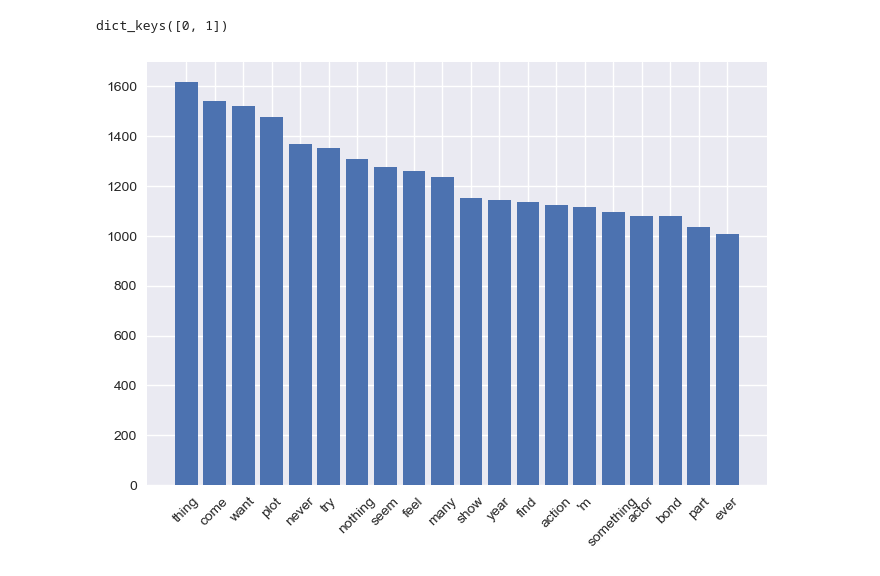
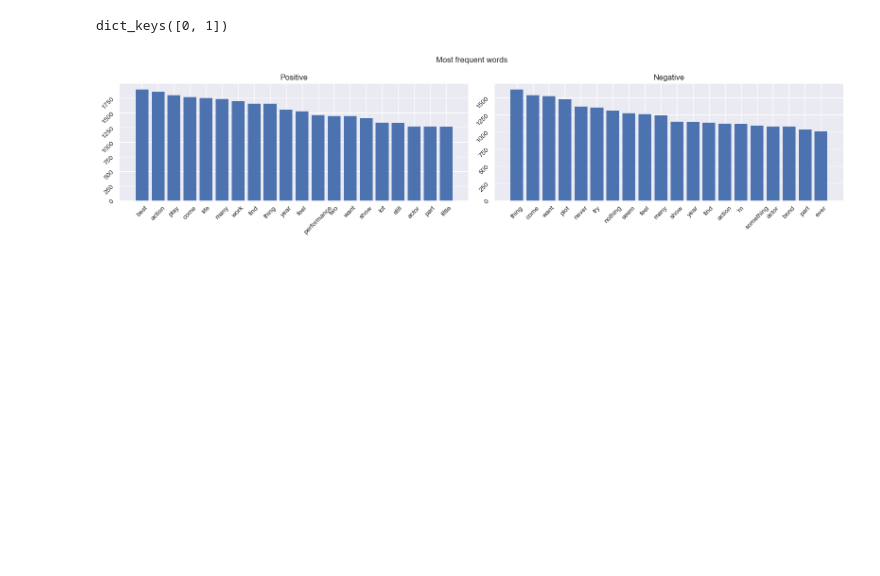
Before and after one commit to ilyamil/movie_reviews_classification, a Jupyter notebook: notebooks/eda.ipynb, the cells around one changed output. Drawn from its saved outputs; the diff is of its cells as text; code cells hidden in the pictures; blank space fills up the shorter version.

Commit message:
added bar plot of most frequent words

```diff
--- a/notebooks/eda.ipynb
+++ b/notebooks/eda.ipynb
@@ -293,13 +286,20 @@ for g, fd in sentiment_fd.items():
 print(relevant_sentiment_fd.keys())
 # %% [output]
 dict_keys([0, 1])
-# %%
-l = relevant_sentiment_fd[0]
-x, y = zip(*l)
-
-#fig, ax = plt.subplots()
-plt.bar(x, y)
-plt.xticks(rotation=45)
-plt.show()
-# %% [output]
-[figure, removed]
+# %%
+pos_fd = relevant_sentiment_fd[1]
+neg_fd = relevant_sentiment_fd[0]
+pos_x, pos_y = zip(*pos_fd)
+neg_x, neg_y = zip(*neg_fd)
+
+fig, ax = plt.subplots(1, 2, tight_layout=True, figsize=(16, 4))
+fig.suptitle('Most frequent words')
+ax[0].bar(pos_x, pos_y)
+ax[0].tick_params(labelrotation=45)
+ax[0].set_title('Positive')
+ax[1].bar(neg_x, neg_y)
+ax[1].tick_params(labelrotation=45)
+ax[1].set_title('Negative')
+plt.show()
+# %% [output]
+[figure, added]
```
Also changed, not shown: parts of 6 cells of this notebook, 1 other file.
